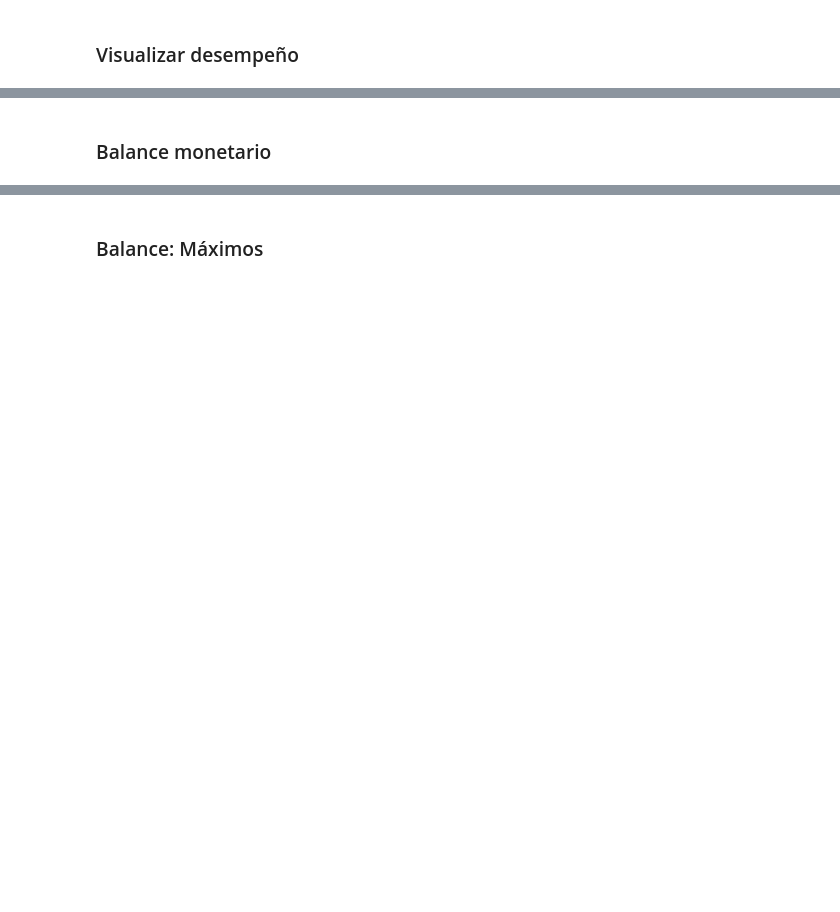
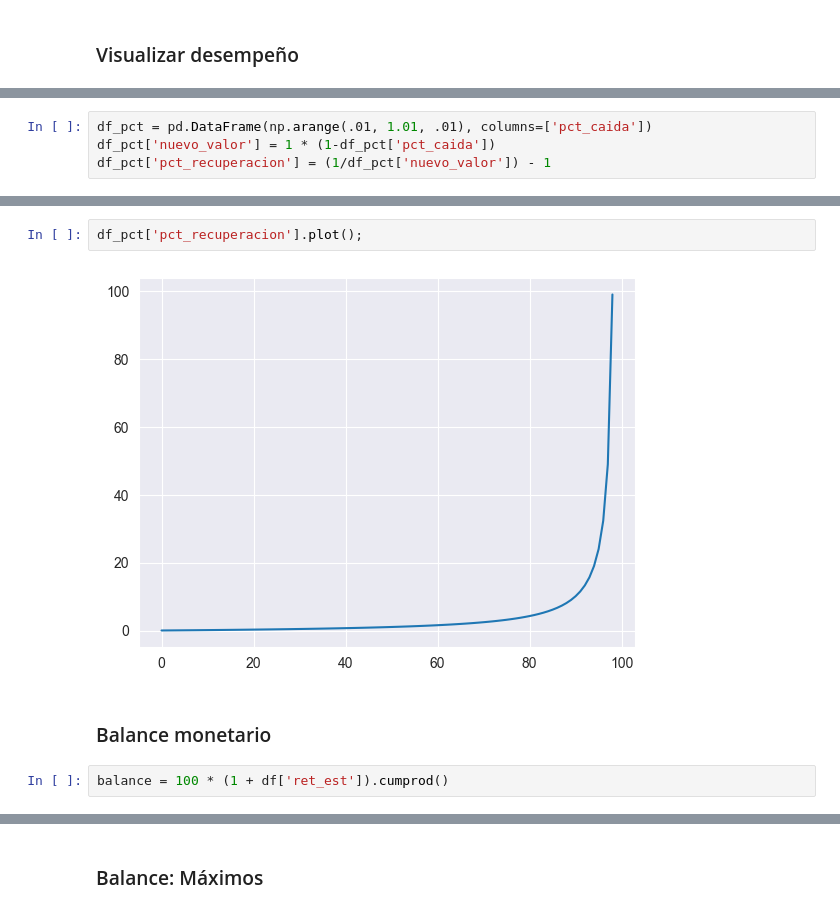
Before and after one commit to carlosdeoncedos/CienciaDatosFinanzas2023_05, a Jupyter notebook: Sesion8_20230605.ipynb, the cells around one changed output, grey strips where cells are left out. Cells and saved outputs as stored; diff of their text form; blank space fills up the shorter version.

```diff
--- a/Sesion8_20230605.ipynb
+++ b/Sesion8_20230605.ipynb
@@ -213,0 +284,4 @@ dtype: float64
+# %%
+df_pct = pd.DataFrame(np.arange(.01, 1.01, .01), columns=['pct_caida'])
+df_pct['nuevo_valor'] = 1 * (1-df_pct['pct_caida'])
+df_pct['pct_recuperacion'] = (1/df_pct['nuevo_valor']) - 1
@@ -214,2 +297,8 @@ dtype: float64
+# %%
+df_pct['pct_recuperacion'].plot();
+# %% [output]
+[figure, added]
 # %% [markdown]
 ### Balance monetario
+# %%
+balance = 100 * (1 + df['ret_est']).cumprod()
```
Also changed, not shown: parts of 18 cells of this notebook.
